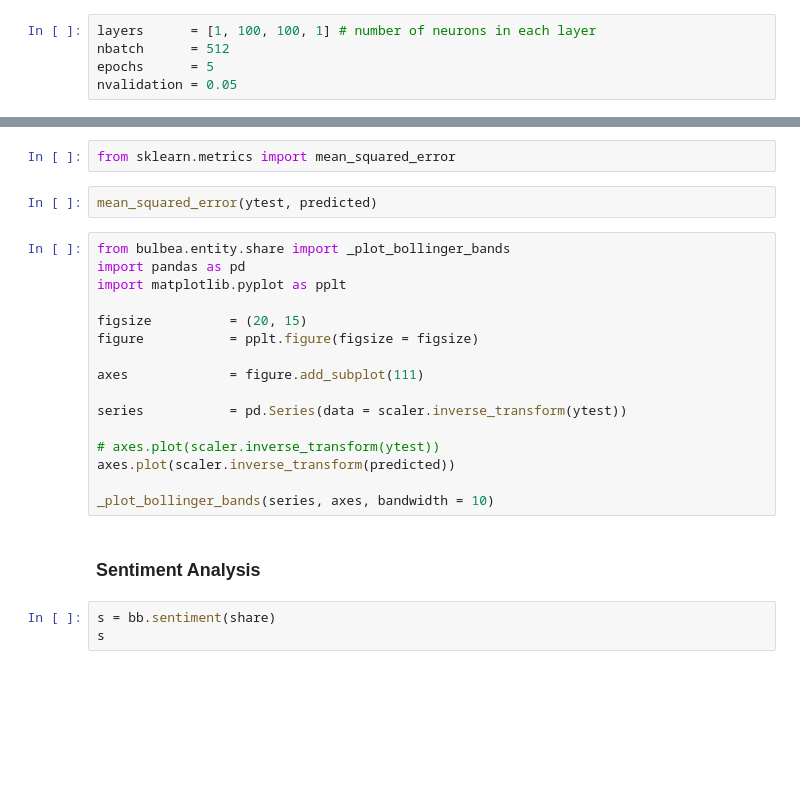
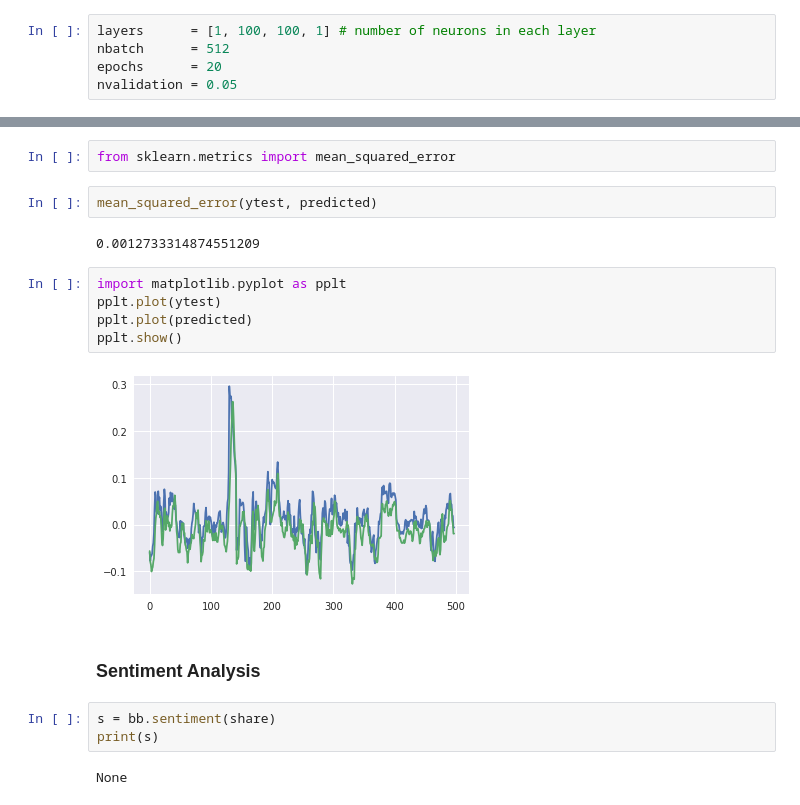
Before and after one commit to achillesrasquinha/bulbea, a Jupyter notebook: examples/bulbea.ipynb, the cells around one changed output, grey strips where cells are left out. Saved outputs shown, nothing was run; the diff lists cells and outputs as text; blank space fills up the shorter version.

```diff
--- a/examples/bulbea.ipynb
+++ b/examples/bulbea.ipynb
@@ -92,7 +92,7 @@ Xtest  = np.reshape(Xtest,  ( Xtest.shape[0],  Xtest.shape[1], 1))
 # %%
 layers      = [1, 100, 100, 1] # number of neurons in each layer
 nbatch      = 512
-epochs      = 5
+epochs      = 20
 nvalidation = 0.05
 # %%
 from bulbea.learn.models import RNN
@@ -120,24 +133,19 @@ predicted = rnn.predict(Xtest)
 from sklearn.metrics import mean_squared_error
 # %%
 mean_squared_error(ytest, predicted)
+# %% [output]
+0.0012733314874551209
-# %%
-from bulbea.entity.share import _plot_bollinger_bands
-import pandas as pd
-import matplotlib.pyplot as pplt
-
-figsize          = (20, 15)
-figure           = pplt.figure(figsize = figsize)
-
-axes             = figure.add_subplot(111)
-
-series           = pd.Series(data = scaler.inverse_transform(ytest))
-
-# axes.plot(scaler.inverse_transform(ytest))
-axes.plot(scaler.inverse_transform(predicted))
-
-_plot_bollinger_bands(series, axes, bandwidth = 10)
+# %%
+import matplotlib.pyplot as pplt
+pplt.plot(ytest)
+pplt.plot(predicted)
+pplt.show()
+# %% [output]
+[figure, added]
 # %% [markdown]
 ### Sentiment Analysis
 # %%
 s = bb.sentiment(share)
-s
+print(s)
+# %% [output]
+None
```
Also changed, not shown: parts of 2 cells of this notebook.
